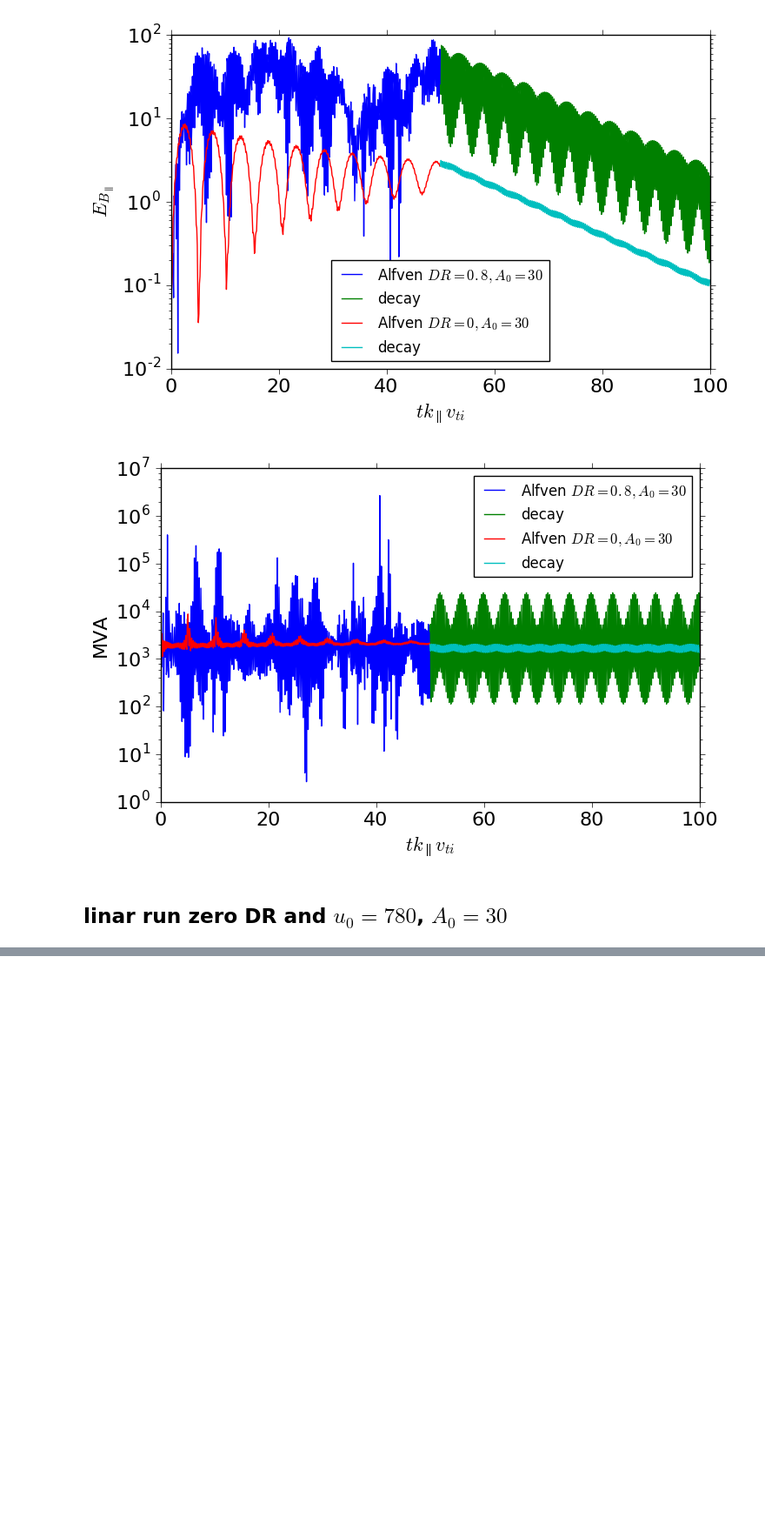
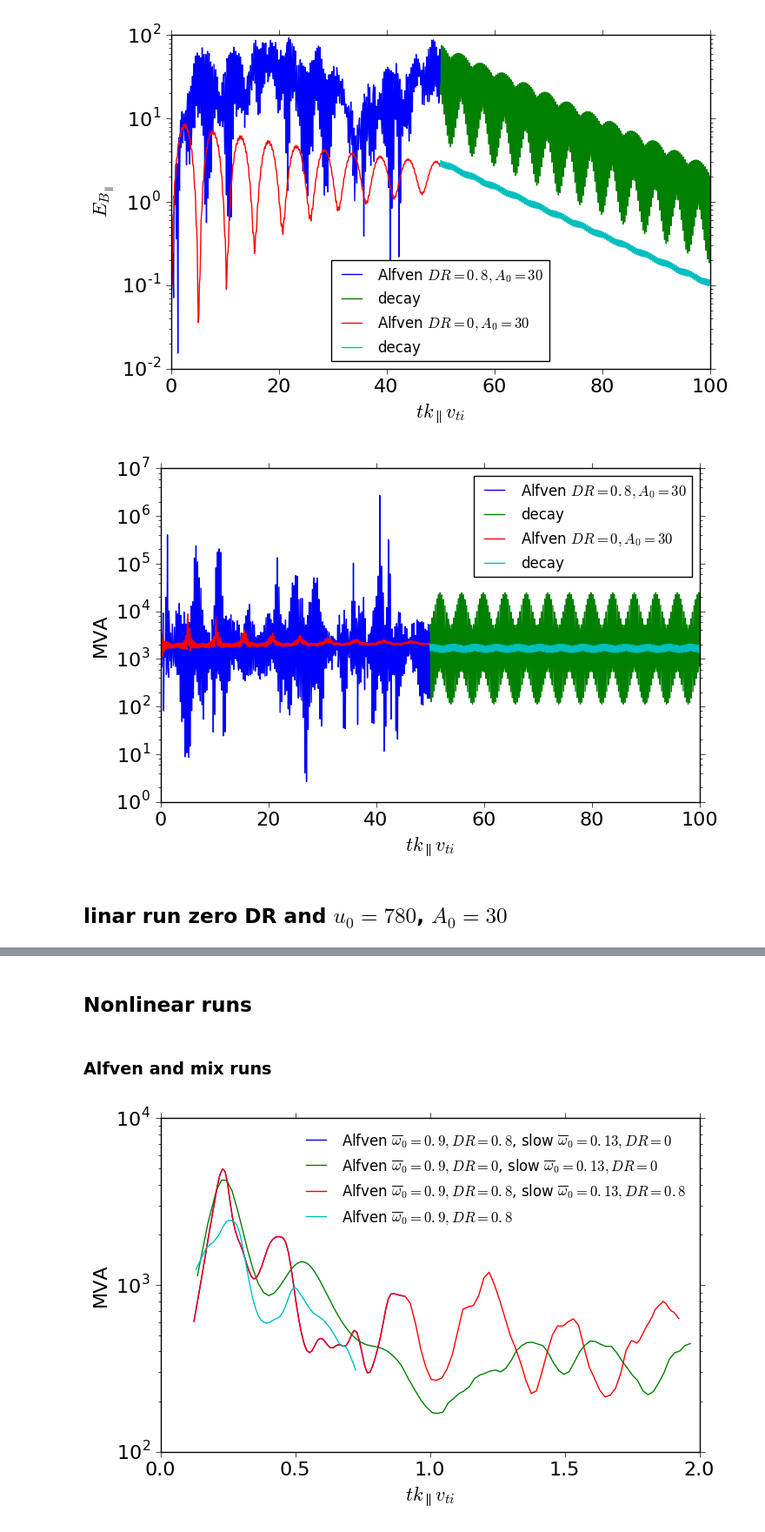
Before and after one commit to YuguangTong/Fourier-Laplace-plasma-response-in-driven-Gyrokinetics, a Jupyter notebook: python/Draft_20161018.ipynb, the cells around one changed output, grey strips where cells are left out. Shown at 87% size. Saved outputs shown, nothing was run; the diff lists cells and outputs as text; code cells hidden in the pictures; blank space fills up the shorter version.

Commit message:
more nonlinear simulation probing effect of decorrelation rate

```diff
--- a/python/Draft_20161018.ipynb
+++ b/python/Draft_20161018.ipynb
@@ -207,0 +222,50 @@ lin_mix_decay_mva_1.png
+# %% [markdown]
+## Nonlinear runs
+# %%
+import numpy as np
+import matplotlib.pyplot as plt
+
+%matplotlib inline
+import matplotlib as mpl
+fs = 16
+mpl.rcParams['font.size'] = fs-2
+mpl.rcParams['axes.labelsize'] = fs
+mpl.rcParams['axes.titlesize'] = fs
+mpl.rcParams['xtick.labelsize'] = fs
+mpl.rcParams['ytick.labelsize'] = fs
+mpl.rcParams['legend.fontsize'] = fs-4
+# %% [markdown]
+### Alfven and mix runs
+# %%
+file_dir = '/Volumes/yuguang_sd/proj/new_slow_wave_cascade/stampede/low_beta/'
+# file_dir = '/Volumes/yuguang_sd/data/agk/lin_response/stampede_equal_erg/'
+file, heat, t, Ebperp, Ebpar = {},  {}, {}, {}, {}
+filenames = [['mix_0/mix_1'],
+             ['mix_00/mix_1', 'mix_00/mix_2'],
+             ['mix_0808/mix_1', 'mix_0808/mix_2'],
+             ['alfven/alfven_1']]
+for (i, fns) in enumerate(filenames):
+    t[i], Ebperp[i], Ebpar[i] = np.array([]), np.array([]), np.array([])
+    for fn in fns:
+        file_i = file_dir + fn + '.heat'
+        heat_i = np.loadtxt(file_i)
+        t[i] = np.append(t[i], heat_i[:, 0])
+        Ebperp[i] = np.append(Ebperp[i], heat_i[:, 2])
+        Ebpar[i] = np.append(Ebpar[i], heat_i[:, 3])
+# %%
+labels = {0:'Alfven {}, slow {}'.format(r'$\overline{\omega}_0=0.9, DR=0.8$', r'$\overline{\omega}_0=0.13, DR=0$'),
+          1:'Alfven {}, slow {}'.format(r'$\overline{\omega}_0=0.9, DR=0$', r'$\overline{\omega}_0=0.13, DR=0$'),
+          2:'Alfven {}, slow {}'.format(r'$\overline{\omega}_0=0.9, DR=0.8$', r'$\overline{\omega}_0=0.13, DR=0.8$'),
+          3:'Alfven {}'.format(r'$\overline{\omega}_0=0.9, DR=0.8$')}
+# %%
+fig_mva, ax = plt.subplots(figsize=(8, 8*0.618))
+for i in range(len(filenames)):
+    ax.plot(t[i][1:], Ebperp[i][1:]/Ebpar[i][1:], label = labels[i])
+ax.set_yscale('log')
+ax.legend(loc='best', frameon=False)
+ax.set_ylabel('MVA')
+ax.set_xlabel('$tk_\parallel v_{ti}$')
+# fig_mva.savefig('nl_mix_mva_1.png', dpi=200)
+plt.show()
+# %% [output]
+[figure, added]
```
Also changed, not shown: parts of 14 cells of this notebook, 4 other files.
